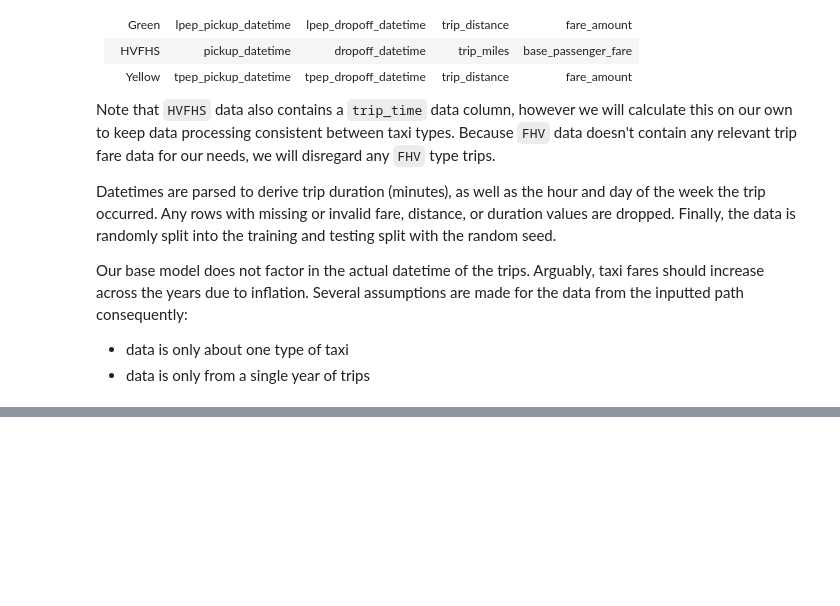
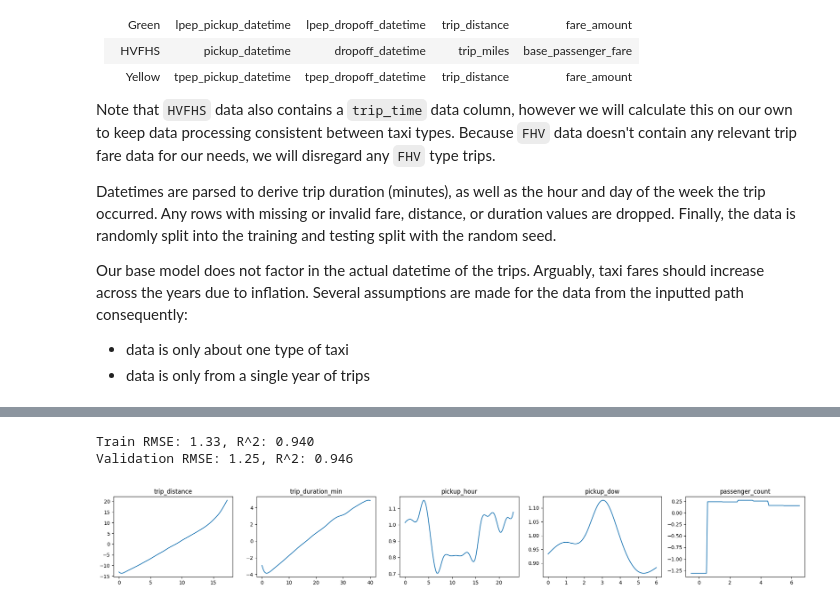
Before and after one commit to TangyKiwi/DSC-291-AWS, a Jupyter notebook: gam/MAIN.ipynb, the cells around one changed output, grey strips where cells are left out. Saved outputs shown, nothing was run; the diff lists cells and outputs as text; code cells hidden in the pictures; blank space fills up the shorter version.

```diff
--- a/gam/MAIN.ipynb
+++ b/gam/MAIN.ipynb
@@ -270,0 +391,58 @@ Successfully read 1 DataFrames. Concatenating...
+# %%
+## Fit a GAM and Evaluate
+
+# If pygam is not installed in your environment, run in a separate cell:
+# !pip install pygam
+
+from pygam import LinearGAM, s, f
+from sklearn.metrics import mean_squared_error, r2_score
+import numpy as np
+
+# Build the GAM: smooth terms for continuous features, factor for passenger_count if present
+terms = (
+    s(0) +  # trip_distance
+    s(1) +  # trip_duration_min
+    s(2) +  # pickup_hour
+    s(3)    # pickup_dow
+)
+
+if "passenger_count" in feature_cols:
+    # passenger_count is the last column in feature_cols
+    terms = terms + f(len(feature_cols) - 1)
+
+gam = LinearGAM(terms).fit(X_train, y_train)
+
+# Predictions
+y_pred_train = gam.predict(X_train)
+y_pred_val = gam.predict(X_val)
+
+mse_train = mean_squared_error(y_train, y_pred_train)
+mse_val = mean_squared_error(y_val, y_pred_val)
+rmse_train = np.sqrt(mse_train)
+rmse_val = np.sqrt(mse_val)
+r2_train = r2_score(y_train, y_pred_train)
+r2_val = r2_score(y_val, y_pred_val)
+
+print(f"Train RMSE: {rmse_train:.2f}, R^2: {r2_train:.3f}")
+print(f"Validation RMSE: {rmse_val:.2f}, R^2: {r2_val:.3f}")
+
+# Optional: look at partial dependence plots for each smooth term
+import matplotlib.pyplot as plt
+
+fig, axs = plt.subplots(1, len(feature_cols), figsize=(4 * len(feature_cols), 3))
+
+# Make axs iterable even when there's only one feature
+if len(feature_cols) == 1:
+    axs = [axs]
+
+for i, ax in enumerate(axs):
+    XX = gam.generate_X_grid(term=i)
+    ax.plot(XX[:, i], gam.partial_dependence(term=i, X=XX))
+    ax.set_title(feature_cols[i])
+
+plt.tight_layout()
+plt.show()
+# %% [output]
+Train RMSE: 1.33, R^2: 0.940
+Validation RMSE: 1.25, R^2: 0.946
+[figure, added]
```
Also changed, not shown: parts of 5 cells of this notebook, 1 other file.
